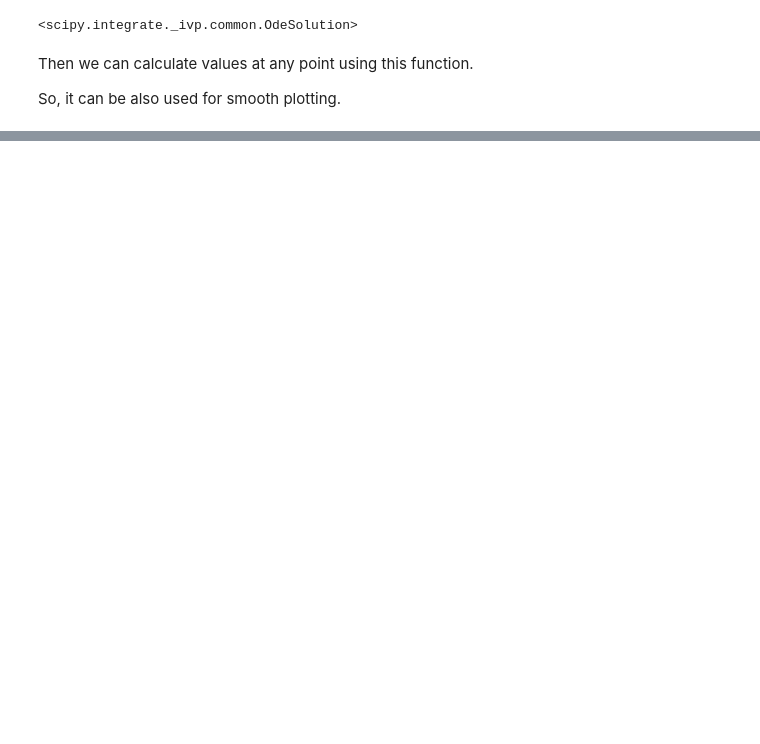
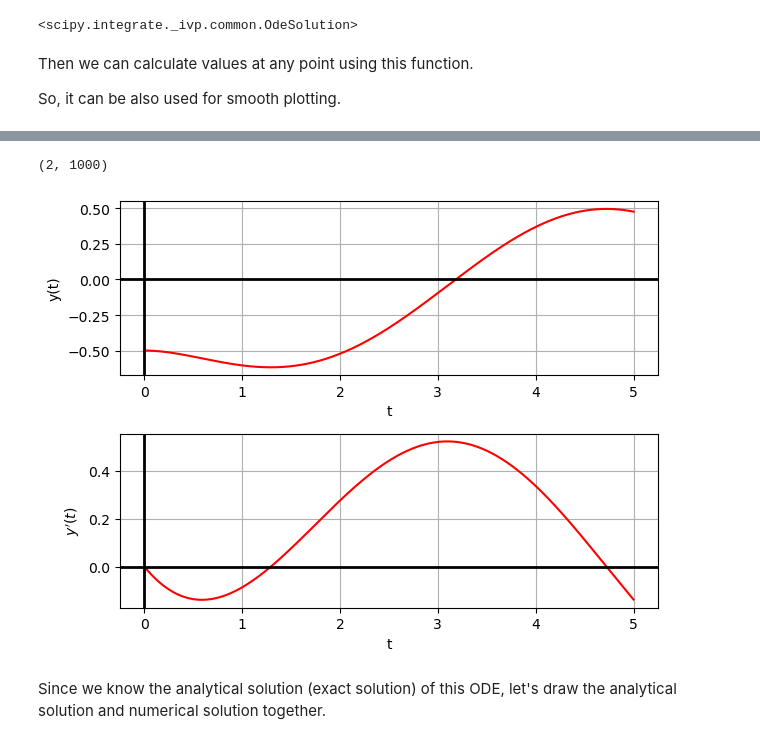
Before and after one commit to mgjeon/2023_zpinn, a Jupyter notebook: nbs/00_ode.ipynb, the cells around one changed output, grey strips where cells are left out. Cells and saved outputs as stored; diff of their text form; code cells hidden in the pictures; blank space fills up the shorter version.

```diff
--- a/nbs/00_ode.ipynb
+++ b/nbs/00_ode.ipynb
@@ -398,0 +471,12 @@ plt.tight_layout()
+# %%
+def F(t, y):
+    return [y[1], y[0] + np.sin(t)]
+
+t_span = [0, 5]
+N = 100
+t = np.linspace(t_span[0], t_span[1], N)
+
+y0 = [-1/2, 0]
+# %%
+sol = solve_ivp(F, t_span, y0, t_eval=t, dense_output=True)
+sol
@@ -398,0 +496,12 @@ plt.tight_layout()
+# %%
+t_eval = np.linspace(t_span[0], t_span[1], 1000)
+y_eval = sol.sol(t_eval)
+y_eval.shape
+# %% [output]
+(2, 1000)
+# %%
+draw_solution_y_yp(t_eval, y_eval, color='red')
+# %% [output]
+[figure, added]
+# %% [markdown]
+Since we know the analytical solution (exact solution) of this ODE, let's draw the analytical solution and numerical solution together.
```
Also changed, not shown: parts of 110 cells of this notebook, 14 other files.
